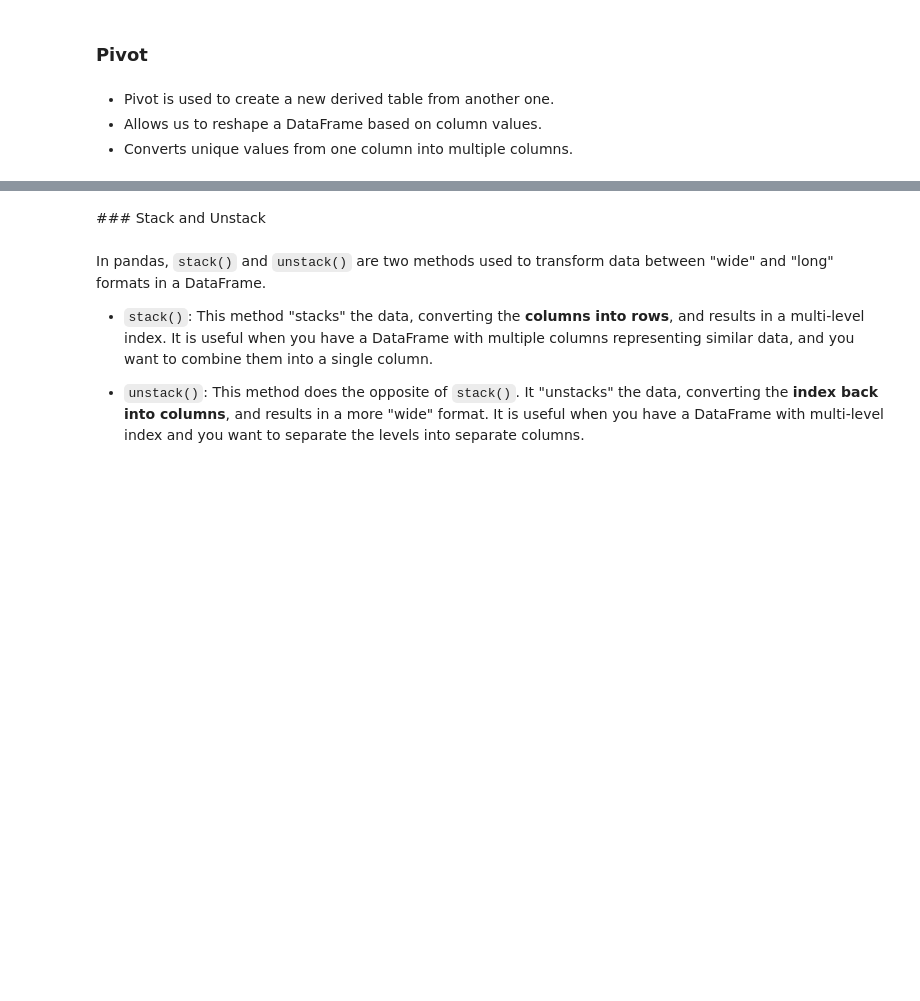
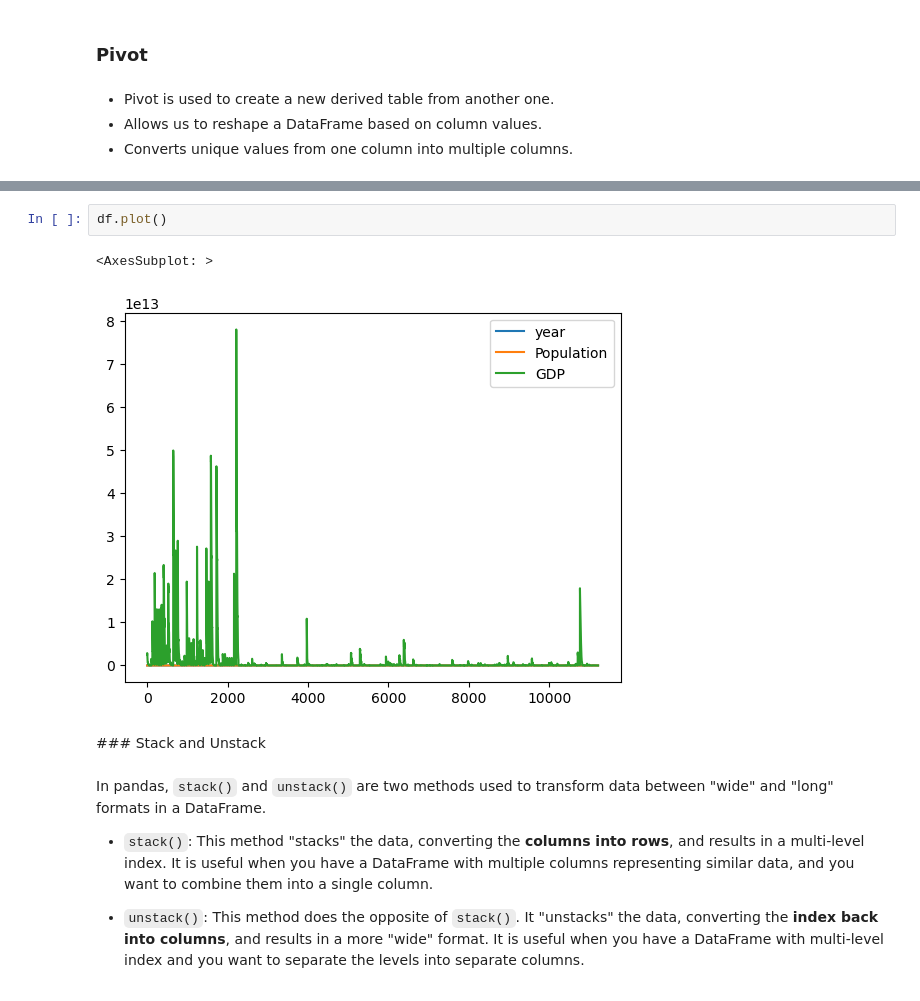
Before and after one commit to Ironhack-Data-Madrid-Enero-2024/apuntes_clase, a Jupyter notebook: semana_2/2.3_combining_structuring_data.ipynb, the cells around one changed output, grey strips where cells are left out. Saved outputs shown, nothing was run; the diff lists cells and outputs as text; blank space fills up the shorter version.

```diff
--- a/semana_2/2.3_combining_structuring_data.ipynb
+++ b/semana_2/2.3_combining_structuring_data.ipynb
@@ -124,3 +510,8 @@ These methods are useful for restructuring, aggregating, and reshaping data to b
+# %%
+df.plot()
+# %% [output]
+<AxesSubplot: >
+[figure, added]
 # %% [markdown]
 ### Stack and Unstack
 # %% [markdown]
```
Also changed, not shown: parts of 49 cells of this notebook.
